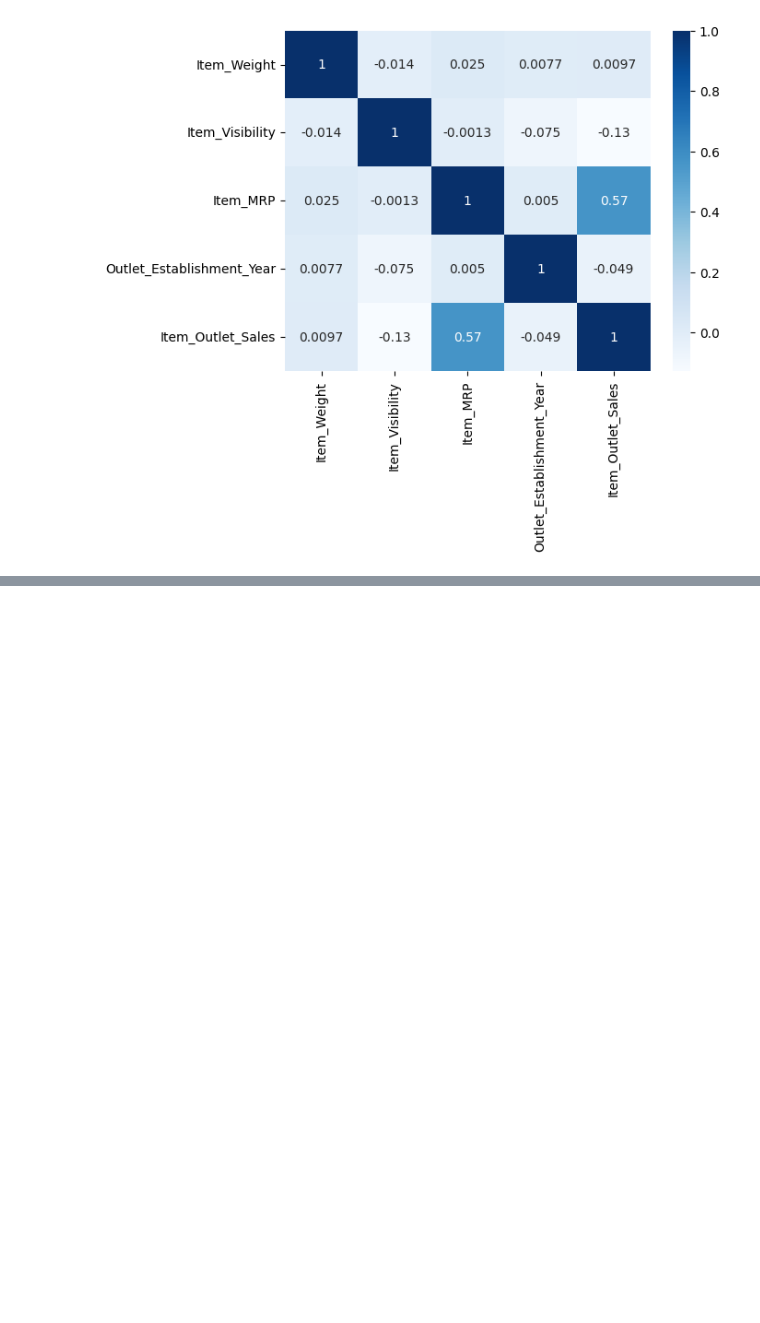
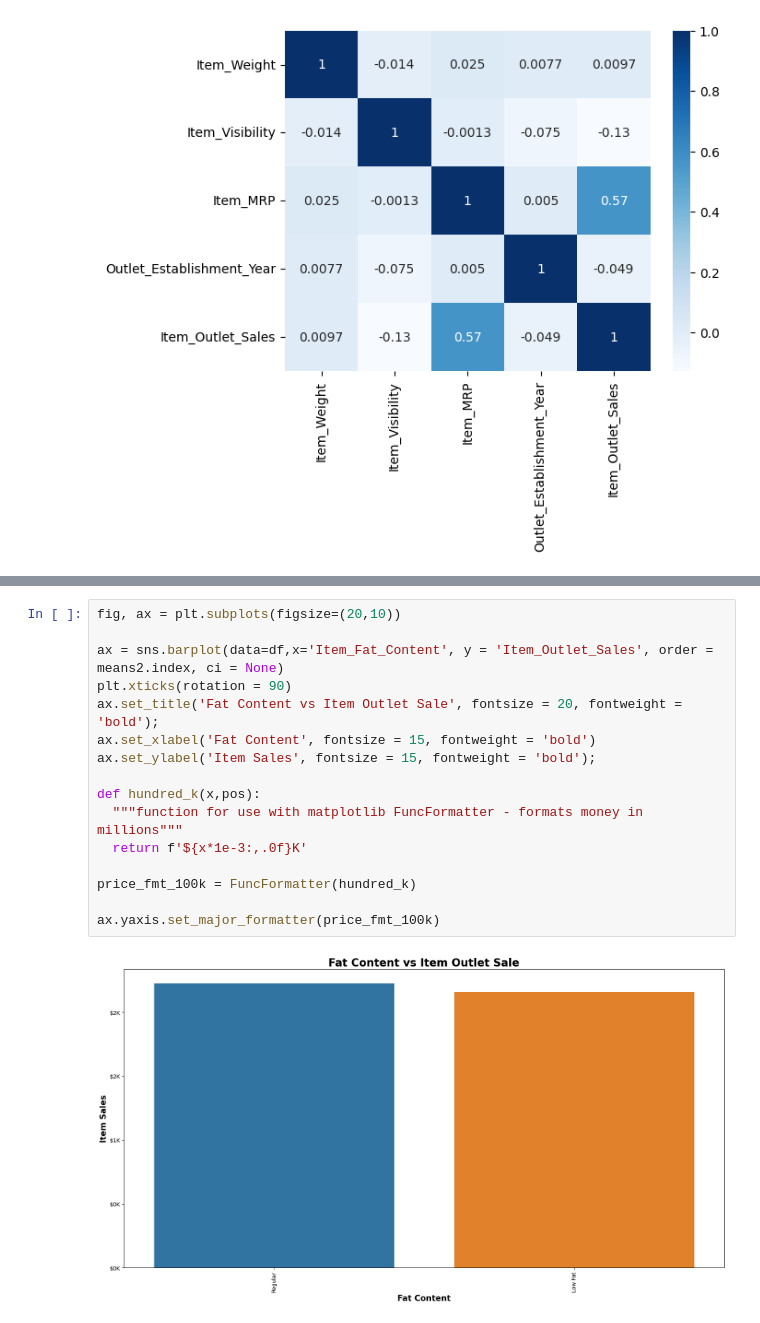
Before and after one commit to parrisatwork/Prediction-of-Product-Sales, a Jupyter notebook: Prediction_of_Product_Sales.ipynb, the cells around one changed output, grey strips where cells are left out. Cells and saved outputs as stored; diff of their text form; blank space fills up the shorter version.

```diff
--- a/Prediction_of_Product_Sales.ipynb
+++ b/Prediction_of_Product_Sales.ipynb
@@ -390,0 +502,18 @@ sns.heatmap(df.corr(),annot=True,cmap='Blues')
+# %%
+fig, ax = plt.subplots(figsize=(20,10))
+
+ax = sns.barplot(data=df,x='Item_Fat_Content', y = 'Item_Outlet_Sales', order = means2.index, ci = None)
+plt.xticks(rotation = 90)
+ax.set_title('Fat Content vs Item Outlet Sale', fontsize = 20, fontweight = 'bold');
+ax.set_xlabel('Fat Content', fontsize = 15, fontweight = 'bold')
+ax.set_ylabel('Item Sales', fontsize = 15, fontweight = 'bold');
+
+def hundred_k(x,pos):
+  """function for use with matplotlib FuncFormatter - formats money in millions"""
+  return f'${x*1e-3:,.0f}K'
+
+price_fmt_100k = FuncFormatter(hundred_k)
+
+ax.yaxis.set_major_formatter(price_fmt_100k)
+# %% [output]
+[figure, added]
```
Also changed, not shown: parts of 13 cells of this notebook.
